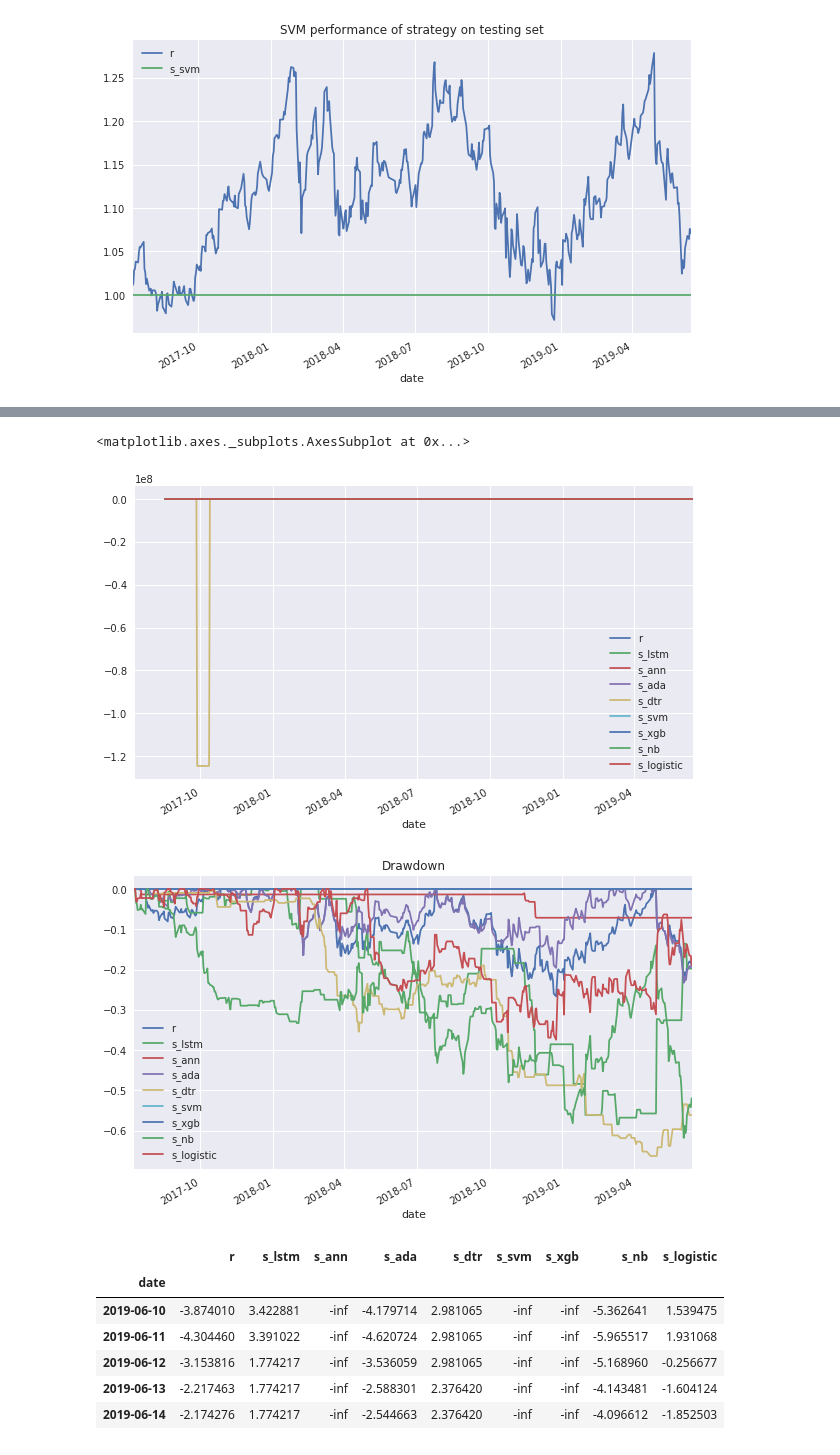
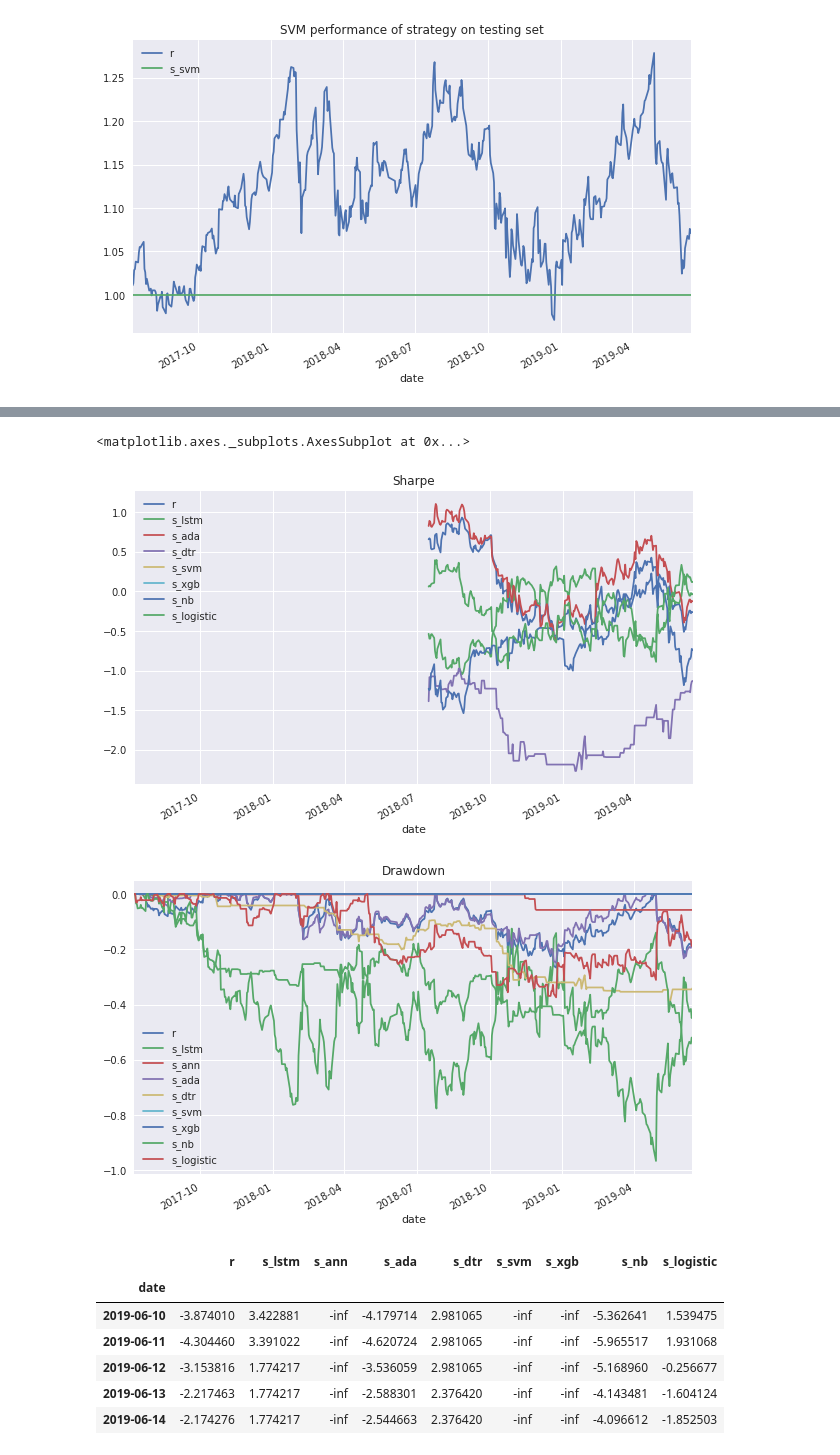
Before and after one commit to ajmal017/algothon2019-1, a Jupyter notebook: algothon.ipynb, the cells around one changed output, grey strips where cells are left out. Drawn from its saved outputs; the diff is of its cells as text; code cells hidden in the pictures.

```diff
--- a/algothon.ipynb
+++ b/algothon.ipynb
@@ -27,8 +7,16 @@ from req_imports import *
 from functions_defined import *
 
 import quandl
+import requests
+import json
+from datetime import date
+import os
+from datetime import datetime
 
 quandl.ApiConfig.api_key = 'VxZss34XgZXejjDqgZJr'
+%matplotlib inline
+
+quandl.ApiConfig.api_key = 'VxZss34XgZXejjDqgZJr'
 # %%
 ######################################## Variable Initialization ########################################
 tf.logging.set_verbosity('ERROR')
@@ -39,7 +27,7 @@ start_date='01-01-1980'
 end_date='14-06-2019'
 
 #stock name
-stock_name='GOOGL'
+ticker=stock_name='GOOGL'
 
 #return period
 default_return_period=1
@@ -640,12 +710,13 @@ def calc_sharpe(returns, rfr = 0.02, window = 252):
 def drawdown(returns):
     return returns.cumsum() - returns.cumsum().cummax()
 # %%
-calc_sharpe(returns, 0.02, 30).plot(figsize = (10, 6), title = "Sharpe")
+sharpe_ratios = calc_sharpe(returns, 0.02, 252)
+sharpe_ratios[['r', 's_lstm', 's_ada', 's_dtr', 's_svm', 's_xgb', 's_nb', 's_logistic']].plot(figsize = (10, 6), title = "Sharpe")
 drawdown(returns).plot(figsize = (10, 6), title = "Drawdown")
 # %% [output]
 <matplotlib.axes._subplots.AxesSubplot at 0x...>
-[figure, old version]
+[figure, new version]
-[figure, old version]
+[figure, new version]
 # %%
 rfr_daily = 0.02 / 252 #risk free rate
 
```
Also changed, not shown: parts of 8 cells of this notebook.
